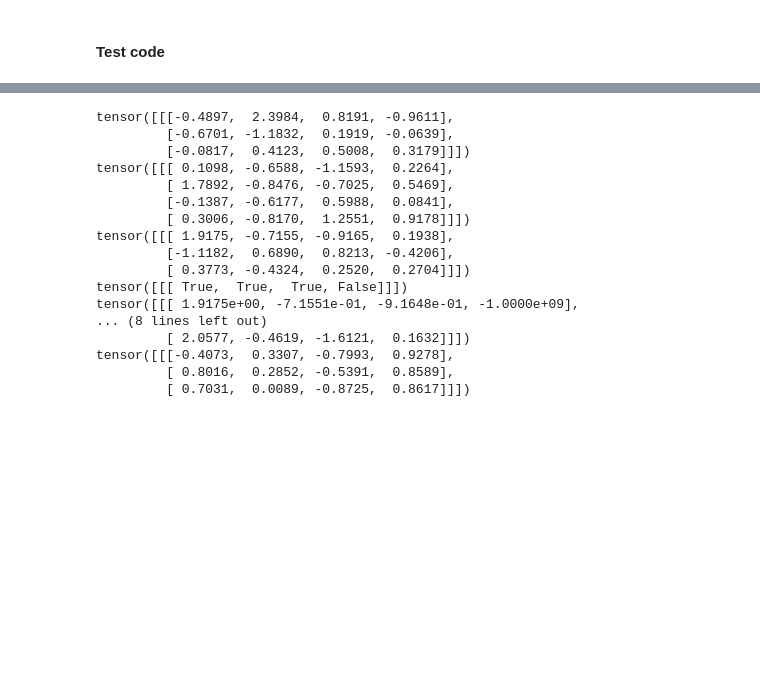
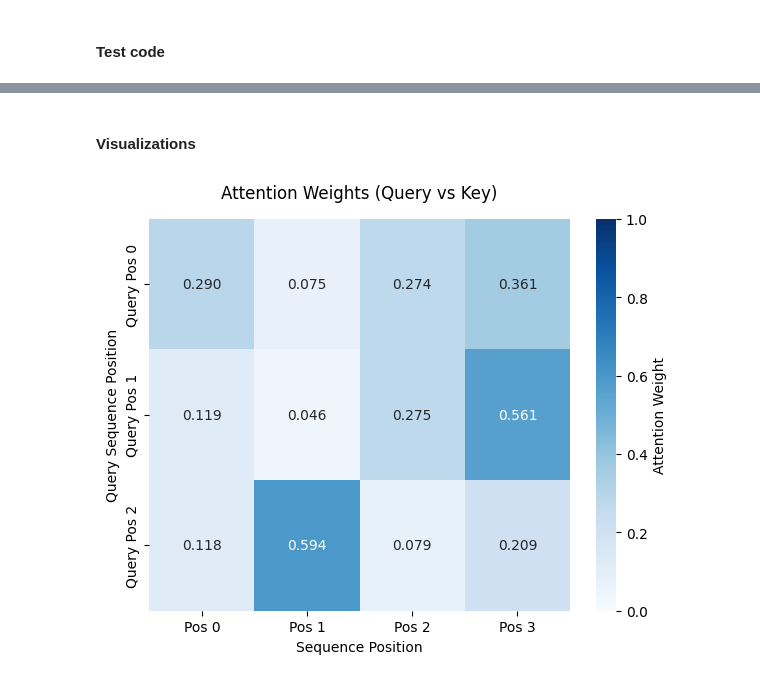
Before and after one commit to Ushnesha/Attention-Is-All-You-Need-Workflow, a Jupyter notebook: single_head_attention_implementation.ipynb, the cells around one changed output, grey strips where cells are left out. Saved outputs shown, nothing was run; the diff lists cells and outputs as text; code cells hidden in the pictures; blank space fills up the shorter version.

```diff
--- a/single_head_attention_implementation.ipynb
+++ b/single_head_attention_implementation.ipynb
@@ -130,30 +111 @@ Masked Attention weights (first query):
 Attention weights sum (first query, masked): tensor(1.)
-# %%
-print(query)
-print(key.transpose(-2,-1))
-scaled_scores = torch.matmul(query, key.transpose(-2,-1))/math.sqrt(d_k)
-print(scaled_scores)
-print(mask)
-scaled_scores = scaled_scores.masked_fill(mask == 0, -1e9)
-print(scaled_scores)
-print(attention_weights)
-print(value)
-print(output)
-# %% [output]
-tensor([[[-0.4897,  2.3984,  0.8191, -0.9611],
-         [-0.6701, -1.1832,  0.1919, -0.0639],
-         [-0.0817,  0.4123,  0.5008,  0.3179]]])
-tensor([[[ 0.1098, -0.6588, -1.1593,  0.2264],
-         [ 1.7892, -0.8476, -0.7025,  0.5469],
-         [-0.1387, -0.6177,  0.5988,  0.0841],
-         [ 0.3006, -0.8170,  1.2551,  0.9178]]])
-tensor([[[ 1.9175, -0.7155, -0.9165,  0.1938],
-         [-1.1182,  0.6890,  0.8213, -0.4206],
-         [ 0.3773, -0.4324,  0.2520,  0.2704]]])
-tensor([[[ True,  True,  True, False]]])
-tensor([[[ 1.9175e+00, -7.1551e-01, -9.1648e-01, -1.0000e+09],
-... (8 lines left out)
-         [ 2.0577, -0.4619, -1.6121,  0.1632]]])
-tensor([[[-0.4073,  0.3307, -0.7993,  0.9278],
-         [ 0.8016,  0.2852, -0.5391,  0.8589],
-         [ 0.7031,  0.0089, -0.8725,  0.8617]]])
@@ -186,0 +112,24 @@ fig.show()
+# %% [markdown]
+#### Visualizations
+# %%
+weights_np = attention_weights[0].detach().numpy()
+
+plt.figure(figsize=(6, 5))
+sns.heatmap(
+    weights_np,
+    annot=True,              # Display weight values inside cells
+    fmt=".3f",               # Format to 3 decimal places
+    cmap="Blues",            # Match the blue color scale
+    xticklabels=[f'Pos {i}' for i in range(seq_len_k)],
+    yticklabels=[f'Query Pos {i}' for i in range(seq_len_q)],
+    vmin=0,
+    vmax=1,
+    cbar_kws={'label': 'Attention Weight'}
+)
+plt.title("Attention Weights (Query vs Key)", pad=15, fontsize=12)
+plt.xlabel("Sequence Position", fontsize=10)
+plt.ylabel("Query Sequence Position", fontsize=10)
+plt.tight_layout()
+plt.show()
+# %% [output]
+[figure, added]
```
Also changed, not shown: parts of 4 cells of this notebook, 4 other files.
